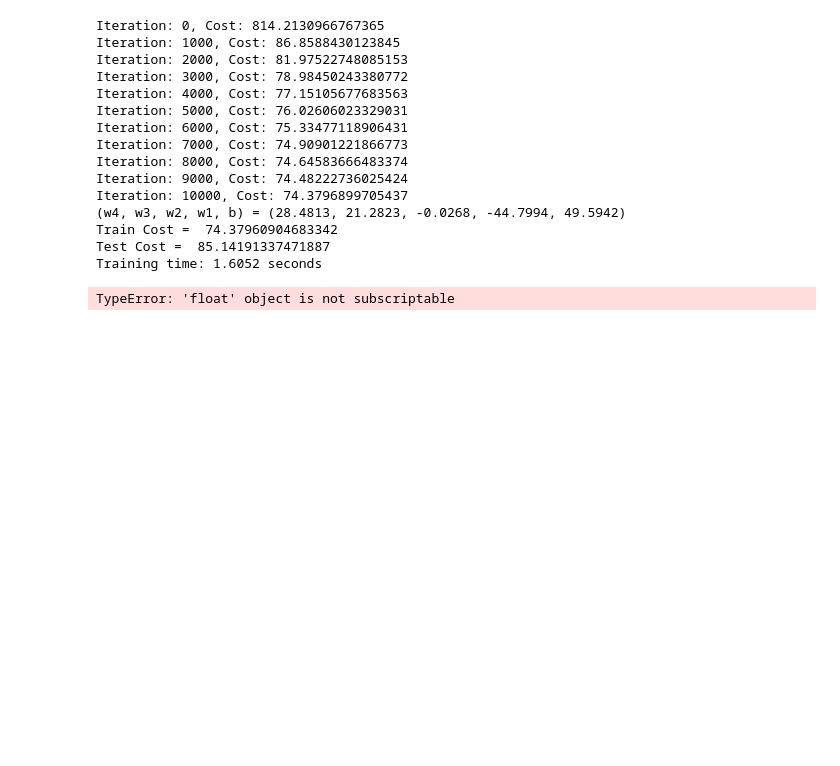
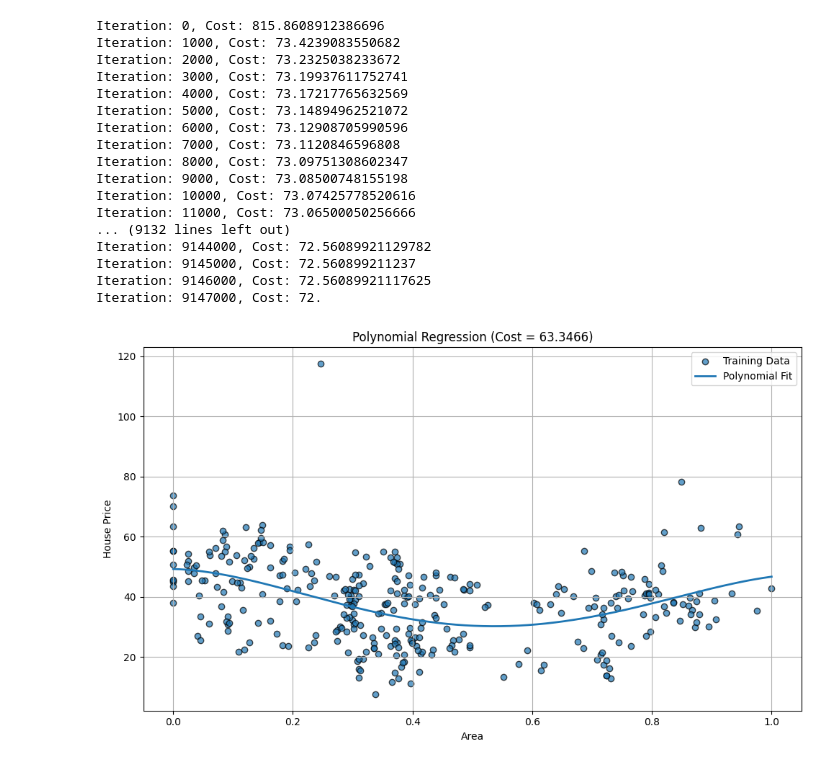
Before and after one commit to bp2881/machinelearning-algo, a Jupyter notebook: PolynomialLinearRegression.ipynb, the cells around one changed output. Drawn from its saved outputs; the diff is of its cells as text; code cells hidden in the pictures; blank space fills up the shorter version.

```diff
--- a/PolynomialLinearRegression.ipynb
+++ b/PolynomialLinearRegression.ipynb
@@ -83,45 +89,47 @@ def predict(lr, n_iters, x_train, y_train, x_test, y_test):
     print("Test Cost = ", test_cost)
     print(f"Training time: {ed - st:.4f} seconds")
 
-    plot(w4, w3, w2, w1, b, test_cost)
+    plot(w4, w3, w2, w1, b, test_cost, x_train, y_train)
 # %%
 if __name__ == "__main__":
 
     data = pd.read_csv("RealEstate.csv")
-    train_data = data.sample(frac=0.8, random_state=1234)
-    test_data = data.sample(frac=0.2, random_state=1234)
+    train_data = data.sample(frac=0.8, random_state=12)
+    test_data = data.sample(frac=0.2, random_state=12)
 
     x_train_total = train_data['X2 house age'].to_numpy()
     y_train_total = train_data['Y house price of unit area'].to_numpy()
 
     x_test_total = test_data['X2 house age'].to_numpy()
     y_test_total = test_data['Y house price of unit area'].to_numpy()
     x_min, x_max = x_train_total.min(), x_train_total.max()
 
     x_train = (x_train_total - x_min) / (x_max - x_min)
     x_test  = (x_test_total  - x_min) / (x_max - x_min)
 
     y_train = y_train_total.astype(np.float64)
     y_test = y_test_total.astype(np.float64)
 
-    learning_rate = 0.03
-    iterations = 10_000
+    learning_rate = 0.3
+    iterations = 10_000_000
 
     predict(learning_rate, iterations, x_train, y_train, x_test, y_test)
 # %% [output]
-Iteration: 0, Cost: 814.2130966767365
-Iteration: 1000, Cost: 86.8588430123845
-Iteration: 2000, Cost: 81.97522748085153
-Iteration: 3000, Cost: 78.98450243380772
-Iteration: 4000, Cost: 77.15105677683563
-Iteration: 5000, Cost: 76.02606023329031
-Iteration: 6000, Cost: 75.33477118906431
-Iteration: 7000, Cost: 74.90901221866773
-Iteration: 8000, Cost: 74.64583666483374
-Iteration: 9000, Cost: 74.48222736025424
-Iteration: 10000, Cost: 74.3796899705437
-(w4, w3, w2, w1, b) = (28.4813, 21.2823, -0.0268, -44.7994, 49.5942)
-Train Cost =  74.37960904683342
-Test Cost =  85.14191337471887
-Training time: 1.6052 seconds
+Iteration: 0, Cost: 815.8608912386696
+Iteration: 1000, Cost: 73.4239083550682
+Iteration: 2000, Cost: 73.2325038233672
+Iteration: 3000, Cost: 73.19937611752741
+Iteration: 4000, Cost: 73.17217765632569
+Iteration: 5000, Cost: 73.14894962521072
+Iteration: 6000, Cost: 73.12908705990596
+Iteration: 7000, Cost: 73.1120846596808
+Iteration: 8000, Cost: 73.09751308602347
+Iteration: 9000, Cost: 73.08500748155198
+Iteration: 10000, Cost: 73.07425778520616
+Iteration: 11000, Cost: 73.06500050256666
+... (9132 lines left out)
+Iteration: 9144000, Cost: 72.56089921129782
+Iteration: 9145000, Cost: 72.560899211237
+Iteration: 9146000, Cost: 72.56089921117625
+Iteration: 9147000, Cost: 72.
-TypeError: 'float' object is not subscriptable
+[figure, added]
```
Also changed, not shown: parts of 2 cells of this notebook, 1 other file.
